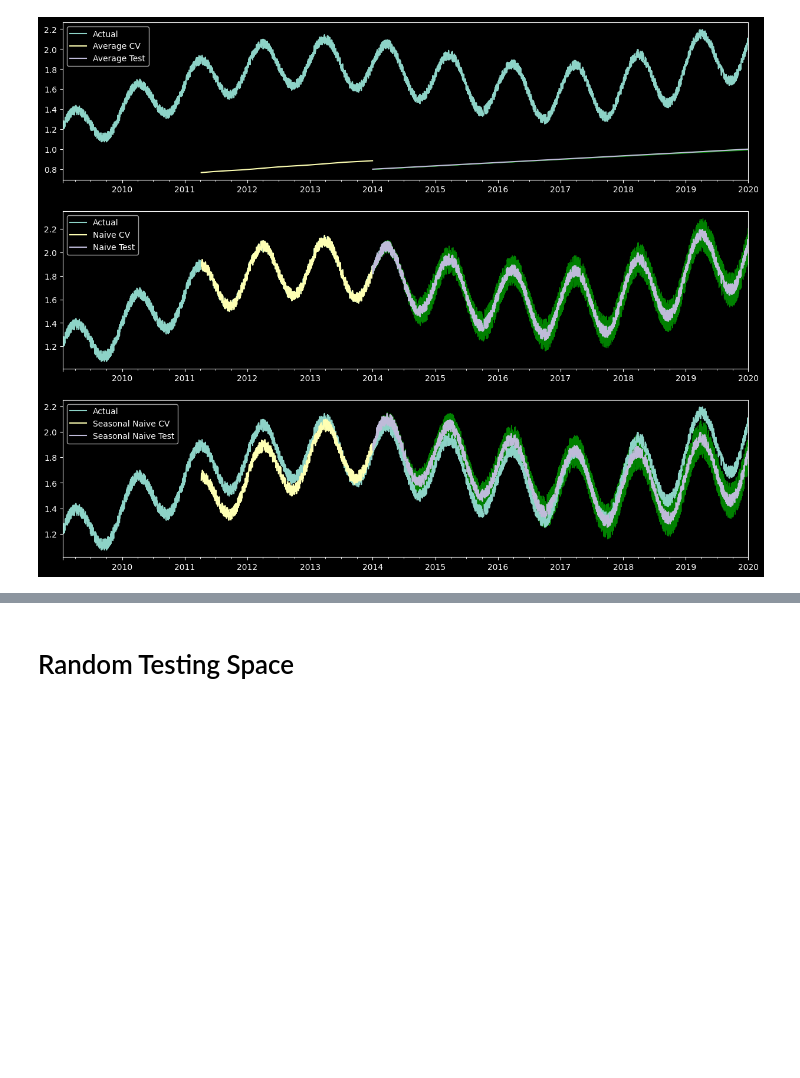
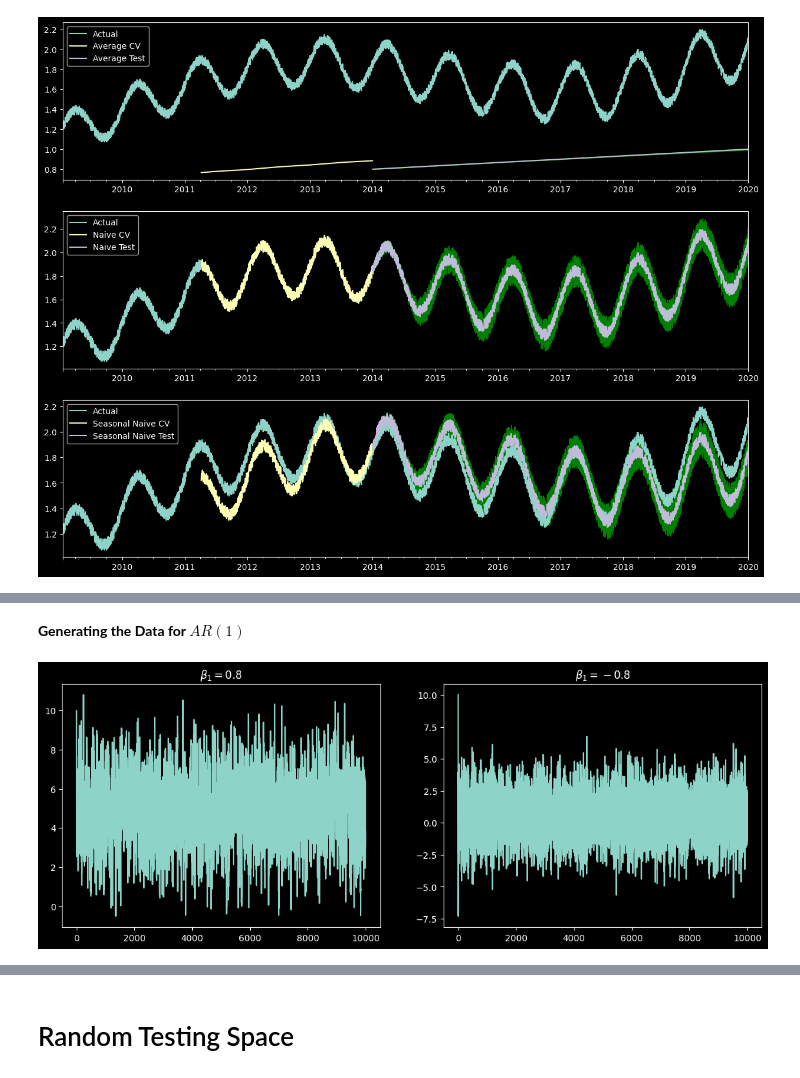
Before and after one commit to ag-ds-bubble/GIDS-2020-Time-Series-Forecasting-Workshop, a Jupyter notebook: Notebooks/06-Modelling Concepts.ipynb, the cells around one changed output, grey strips where cells are left out. Saved outputs shown, nothing was run; the diff lists cells and outputs as text; code cells hidden in the pictures; blank space fills up the shorter version.

```diff
--- a/Notebooks/06-Modelling Concepts.ipynb
+++ b/Notebooks/06-Modelling Concepts.ipynb
@@ -563,0 +555,2 @@ axes[2].fill_between(combined_msheet['Seasonal Naive UL'].dropna().index,
+# %% [markdown]
+<b>Generating the Data for $AR(1)$</b>
@@ -563,0 +563,19 @@ axes[2].fill_between(combined_msheet['Seasonal Naive UL'].dropna().index,
+# %%
+def ar1_datagen(beta0=1, beta1= -0.8, size=10_000):
+    gendata = [10]
+    errors = np.random.normal(size=size)
+    for i in range(1, size):
+        y_t = beta0 + beta1*gendata[i-1] + errors[i]
+        gendata.append(y_t)
+    return np.array(gendata)
+# %%
+ar1_p_8 = ar1_datagen(beta1=0.8)
+ar1_n_8 = ar1_datagen(beta1=-0.8)
+
+fig, axes = plt.subplots(1,2, figsize=(14,5))
+axes[0].plot(ar1_p_8)
+axes[0].set_title(r'$ \beta_{1}=0.8$')
+axes[1].plot(ar1_n_8)
+_=axes[1].set_title(r'$ \beta_{1}=-0.8$')
+# %% [output]
+[figure, added]
```
Also changed, not shown: parts of 34 cells of this notebook, 2 other files.
